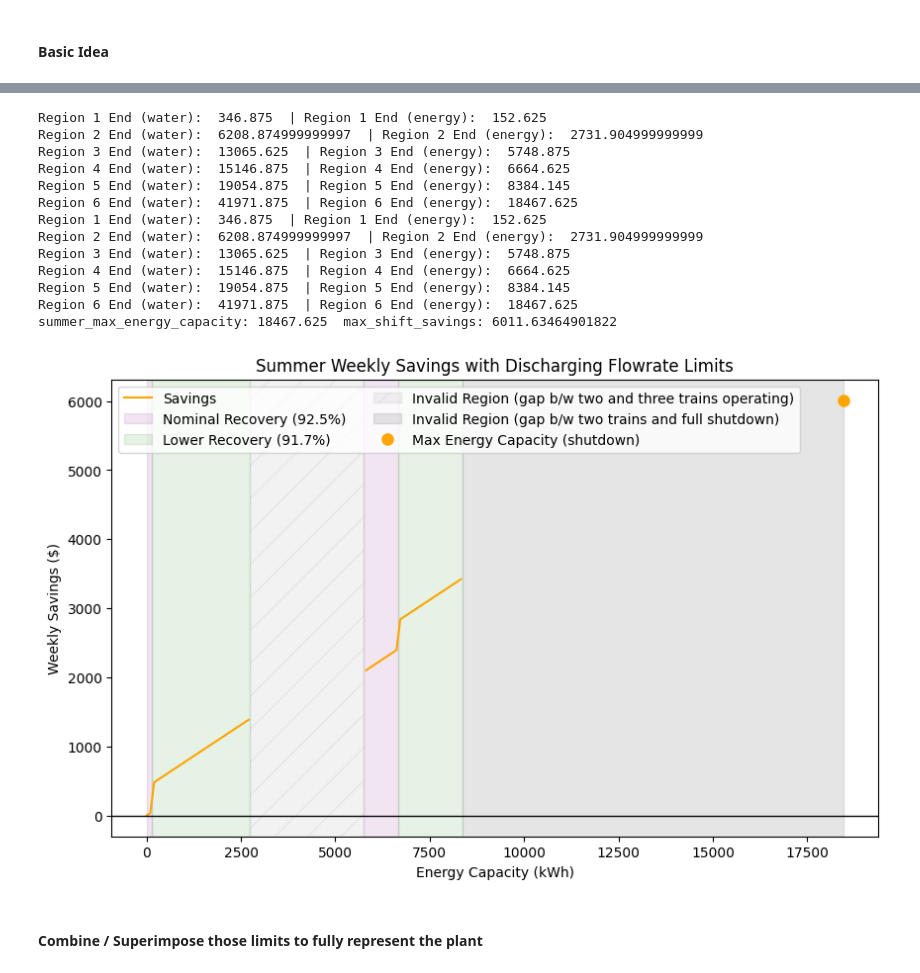
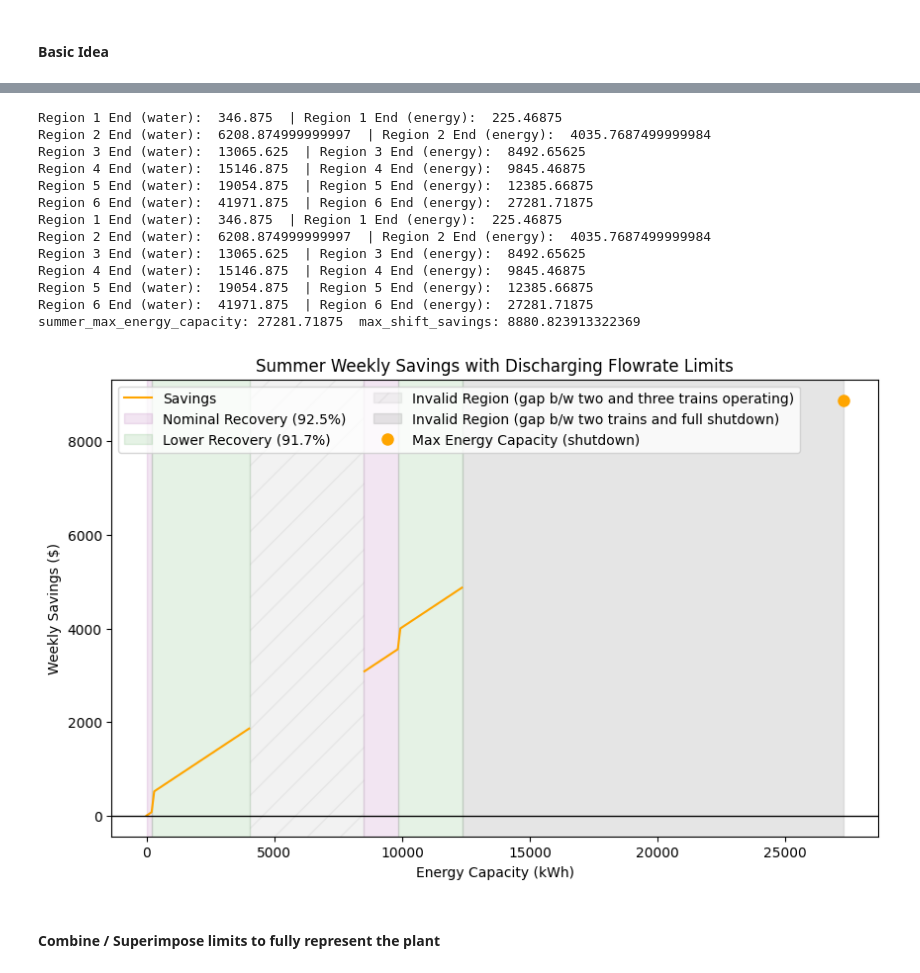
Before and after one commit to jakechurchi/watertap, a Jupyter notebook: tutorials/flex_ro/report/simple_savings.ipynb, the cells around one changed output, grey strips where cells are left out. Drawn from its saved outputs; the diff is of its cells as text; code cells hidden in the pictures.

```diff
--- a/tutorials/flex_ro/report/simple_savings.ipynb
+++ b/tutorials/flex_ro/report/simple_savings.ipynb
@@ -543,6 +572,5 @@ plt.savefig("weekly_savings_plot.png", dpi=300)
 # %%
 # Only considering the discharging limit
-# Now combine and super-impose the discharging and charging flexibility limits to capture full behavior plant. Also can compare against the optimization results
 summer_weekly_rate = {
     "num_peak_hrs": 25,
     "num_off_peak_hrs": 7 * 24 - 25,
@@ -563,7 +591,7 @@ winter_weekly_rate = {
 }
 # Plant Characteristics
 wrd_plant_chars = {
-    "SEC": 0.44,
+    "SEC": 0.65,
     "power_base": 1102,
     "Q_perm_nom": 605 * 0.925,
     "Q_perm_max": 625 * 0.925,
@@ -827,49 +855,49 @@ plt.axvspan(
 )
 
 # Plot marker at the requested maximum value
 max_shift_savings = weekly_savings_discharging_limits(
     summer_max_energy_capacity, wrd_plant_chars, summer_weekly_rate.copy()
 )
 print(
     "summer_max_energy_capacity:",
     summer_max_energy_capacity,
     " max_shift_savings:",
     max_shift_savings,
 )
 if np.isfinite(max_shift_savings):
     plt.plot(
         summer_max_energy_capacity,
         max_shift_savings,
         "o",
         color="orange",
         markersize=8,
         label="Max Energy Capacity (shutdown)",
     )
 plt.title("Summer Weekly Savings with Discharging Flowrate Limits")
 plt.xlabel("Energy Capacity (kWh)")
 plt.ylabel("Weekly Savings ($)")
 # plt.ylim(0, 2500)
 plt.legend(ncol=2, loc="upper left", fontsize=10)
 plt.axhline(0, color="black", linestyle="-", linewidth=1)
 plt.grid(False)
 plt.savefig("weekly_savings_plot.png", dpi=300)
 # %% [output]
-Region 1 End (water):  346.875  | Region 1 End (energy):  152.625
-Region 2 End (water):  6208.874999999997  | Region 2 End (energy):  2731.904999999999
-Region 3 End (water):  13065.625  | Region 3 End (energy):  5748.875
-Region 4 End (water):  15146.875  | Region 4 End (energy):  6664.625
-Region 5 End (water):  19054.875  | Region 5 End (energy):  8384.145
-Region 6 End (water):  41971.875  | Region 6 End (energy):  18467.625
-Region 1 End (water):  346.875  | Region 1 End (energy):  152.625
-Region 2 End (water):  6208.874999999997  | Region 2 End (energy):  2731.904999999999
-Region 3 End (water):  13065.625  | Region 3 End (energy):  5748.875
-Region 4 End (water):  15146.875  | Region 4 End (energy):  6664.625
-Region 5 End (water):  19054.875  | Region 5 End (energy):  8384.145
-Region 6 End (water):  41971.875  | Region 6 End (energy):  18467.625
-summer_max_energy_capacity: 18467.625  max_shift_savings: 6011.63464901822
+Region 1 End (water):  346.875  | Region 1 End (energy):  225.46875
+Region 2 End (water):  6208.874999999997  | Region 2 End (energy):  4035.7687499999984
+Region 3 End (water):  13065.625  | Region 3 End (energy):  8492.65625
+Region 4 End (water):  15146.875  | Region 4 End (energy):  9845.46875
+Region 5 End (water):  19054.875  | Region 5 End (energy):  12385.66875
+Region 6 End (water):  41971.875  | Region 6 End (energy):  27281.71875
+Region 1 End (water):  346.875  | Region 1 End (energy):  225.46875
+Region 2 End (water):  6208.874999999997  | Region 2 End (energy):  4035.7687499999984
+Region 3 End (water):  13065.625  | Region 3 End (energy):  8492.65625
+Region 4 End (water):  15146.875  | Region 4 End (energy):  9845.46875
+Region 5 End (water):  19054.875  | Region 5 End (energy):  12385.66875
+Region 6 End (water):  41971.875  | Region 6 End (energy):  27281.71875
+summer_max_energy_capacity: 27281.71875  max_shift_savings: 8880.823913322369
-[figure, old version]
+[figure, new version]
 # %% [markdown]
-#### Combine / Superimpose those limits to fully represent the plant
+#### Combine / Superimpose limits to fully represent the plant
 # %%
 # Now combine and super-impose the discharging and charging flexibility limits to capture full behavior plant. Also can compare against the optimization results
 summer_weekly_rate = {
```
Also changed, not shown: parts of 7 cells of this notebook, 4 other files.
